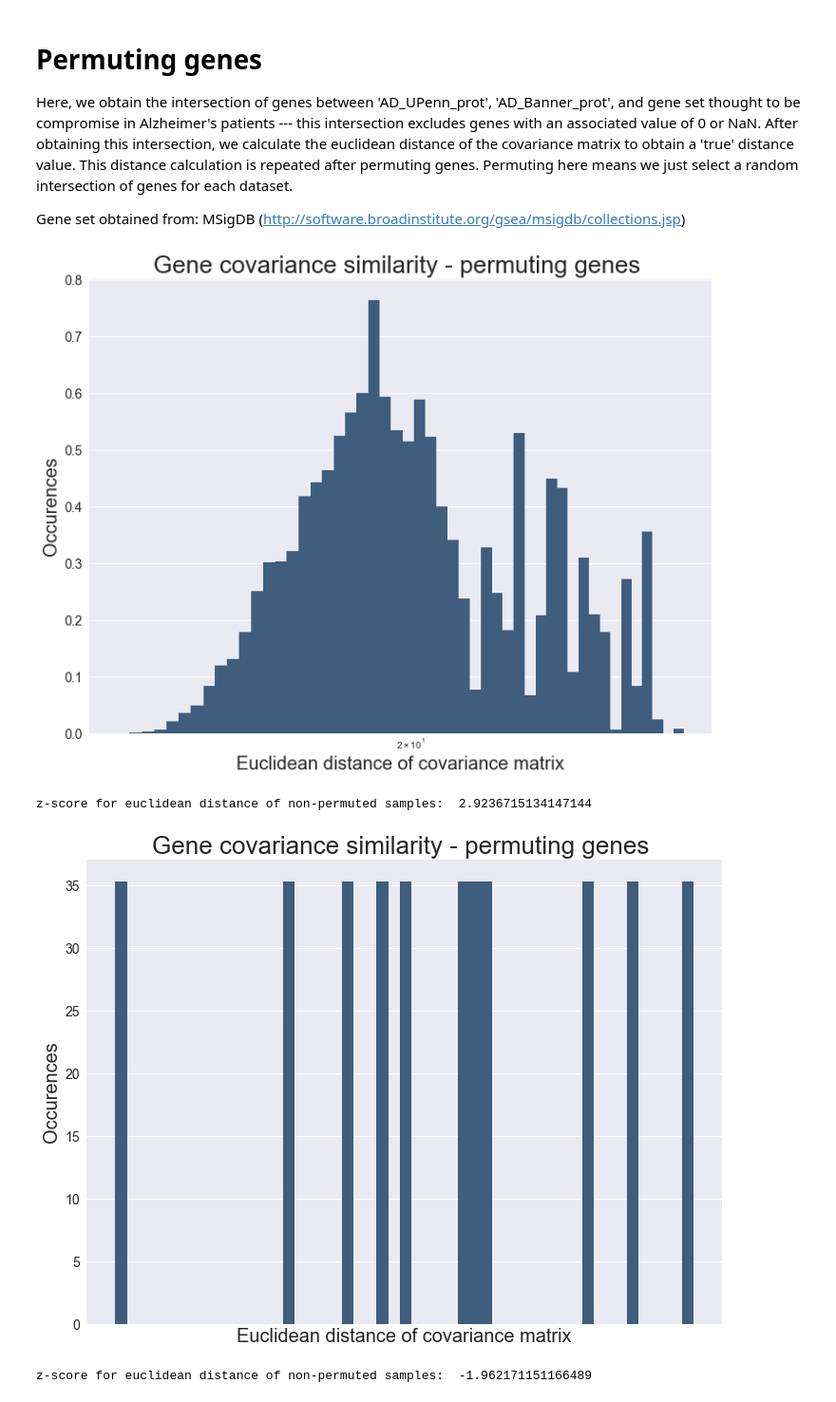
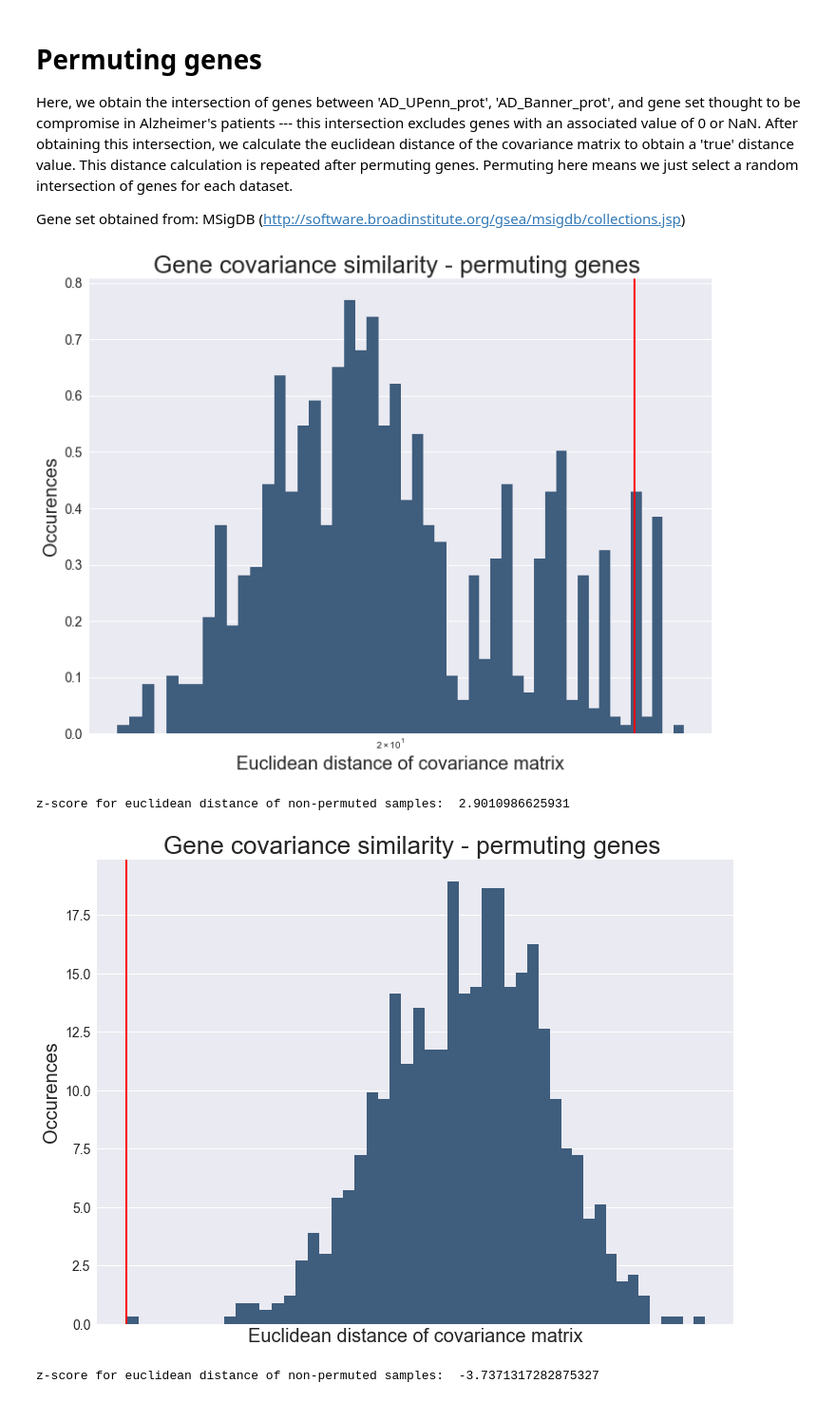
Before and after one commit to maalcantar/Neurological_disease_similarity, a Jupyter notebook: Neurological disease comparison - Alzheimer's .ipynb, the cells around one changed output. Shown at 95% size. Saved outputs shown, nothing was run; the diff lists cells and outputs as text; code cells hidden in the pictures.

```diff
--- a/Neurological disease comparison - Alzheimer's .ipynb
+++ b/Neurological disease comparison - Alzheimer's .ipynb
@@ -297,12 +379,12 @@ Here, we obtain the intersection of genes between 'AD_UPenn_prot', 'AD_Banner_pr
 
 Gene set obtained from: MSigDB (http://software.broadinstitute.org/gsea/msigdb/collections.jsp)
 # %%
-dist_cov_euclidean_permute_genes('GO_REGULATION_OF_SYNAPTIC_PLASTICITY.csv', 'AD_Upenn_prot.txt', 'AD_Banner_prot.txt',50000)
+dist_cov_euclidean_permute_genes('GO_REGULATION_OF_SYNAPTIC_PLASTICITY.csv', 'AD_Upenn_prot.txt', 'AD_Banner_prot.txt',1000)
 # %% [output]
-[figure, old version]
+[figure, new version]
-z-score for euclidean distance of non-permuted samples:  2.9236715134147144
+z-score for euclidean distance of non-permuted samples:  2.9010986625931
 # %%
-dist_spear_euclidean_permute_genes('GO_REGULATION_OF_SYNAPTIC_PLASTICITY.csv', 'AD_Upenn_prot.txt', 'AD_Banner_prot.txt',10)
+dist_spear_euclidean_permute_genes('GO_REGULATION_OF_SYNAPTIC_PLASTICITY.csv', 'AD_Upenn_prot.txt', 'AD_Banner_prot.txt',1000)
 # %% [output]
-[figure, old version]
+[figure, new version]
-z-score for euclidean distance of non-permuted samples:  -1.962171151166489
+z-score for euclidean distance of non-permuted samples:  -3.7371317282875327
```
Also changed, not shown: parts of 10 cells of this notebook.
